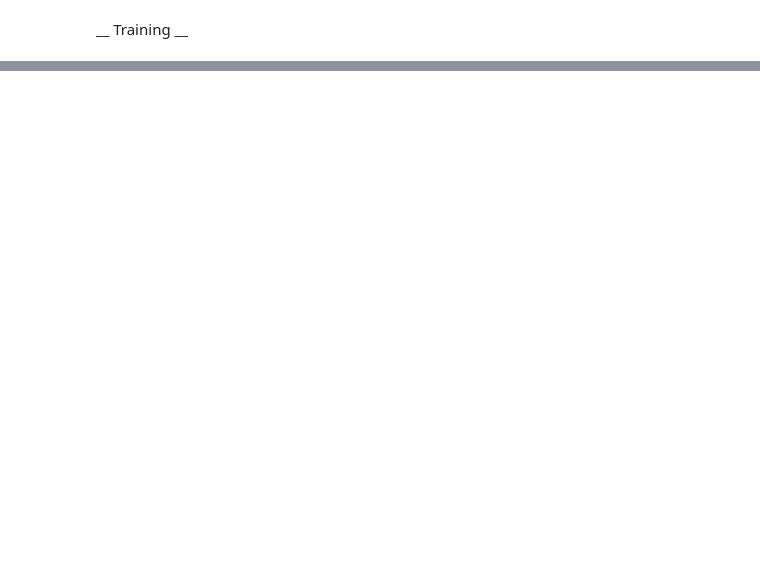
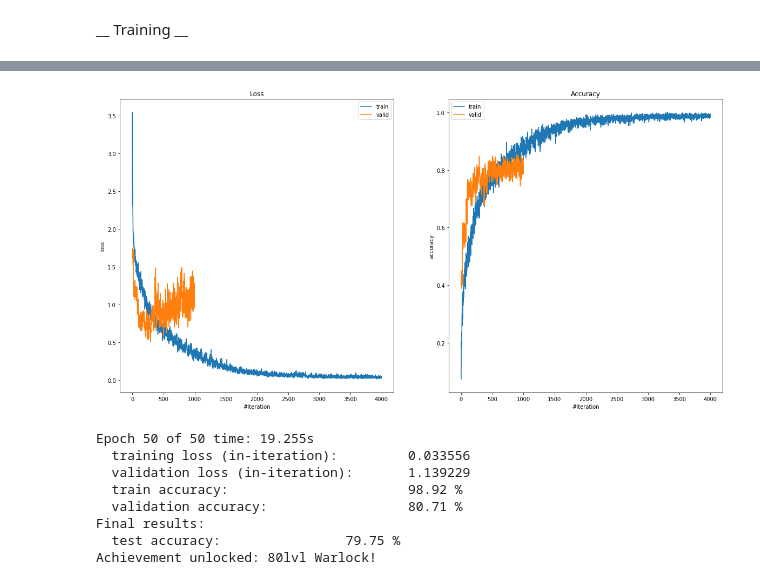
Before and after one commit to penguin138/Practical_DL, a Jupyter notebook: homework02/homework_part2.ipynb, the cells around one changed output, grey strips where cells are left out. Cells and saved outputs as stored; diff of their text form; code cells hidden in the pictures; blank space fills up the shorter version.

```diff
--- a/homework02/homework_part2.ipynb
+++ b/homework02/homework_part2.ipynb
@@ -218,0 +336,32 @@ else:
+# %%
+model = nn.Sequential(nn.Conv2d(3, 64, (7, 7), padding=(3, 3)),
+                      nn.BatchNorm2d(64),
+                      nn.ReLU(),
+                      nn.Conv2d(64, 128, (5, 5), padding=(2, 2)),
+                      nn.BatchNorm2d(128),
+                      nn.ReLU(),
+                      nn.MaxPool2d((2, 2), stride=2),
+                      nn.Conv2d(128, 128, (3, 3)),
+                      nn.BatchNorm2d(128),
+                      nn.ReLU(),
+                      nn.Conv2d(128, 128, (3, 3)),
+                      nn.BatchNorm2d(128),
+                      nn.ReLU(),
+                      nn.MaxPool2d((2, 2), stride=2),
+                      Flatten(),
+                      nn.Linear(4608, 1000).cuda(),
+                      nn.ReLU(),
+                      nn.Dropout(),
+                      nn.Linear(1000, 10)).cuda()
+train(model, num_epochs=50, batch_size=500, optimizer_type=torch.optim.Adam)
+evaluate(model)
+# %% [output]
+[figure, added]
+Epoch 50 of 50 time: 19.255s
+  training loss (in-iteration):         0.033556
+  validation loss (in-iteration):       1.139229
+  train accuracy:                       98.92 %
+  validation accuracy:                  80.71 %
+Final results:
+  test accuracy:                79.75 %
+Achievement unlocked: 80lvl Warlock!
```
Also changed, not shown: parts of 17 cells of this notebook, 1 other file.
